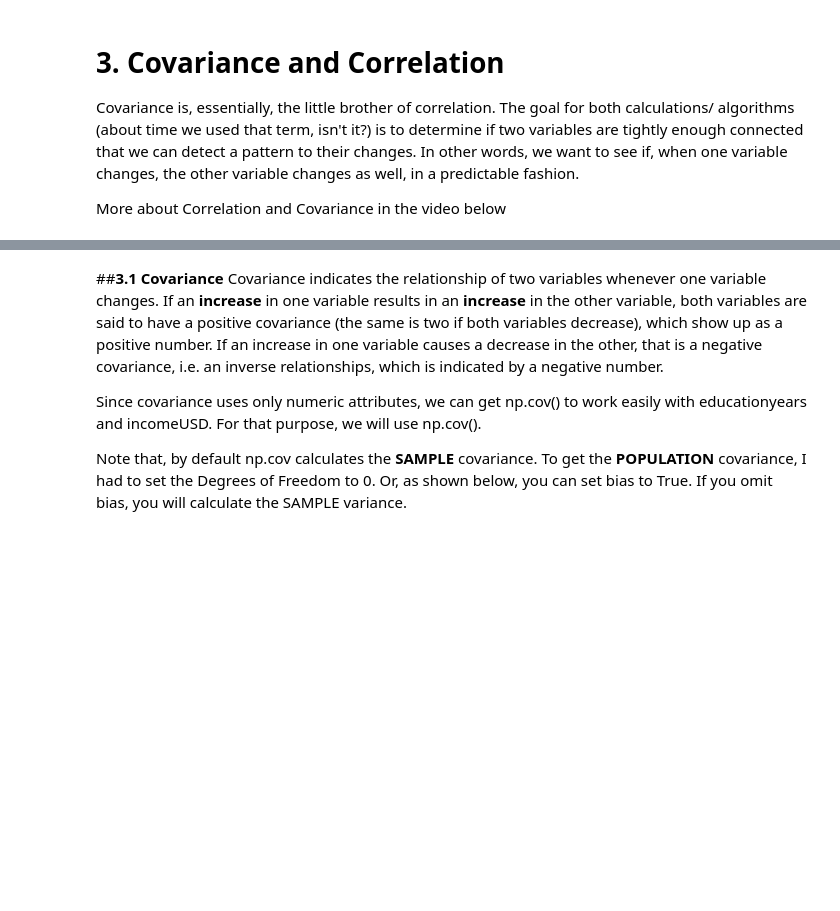
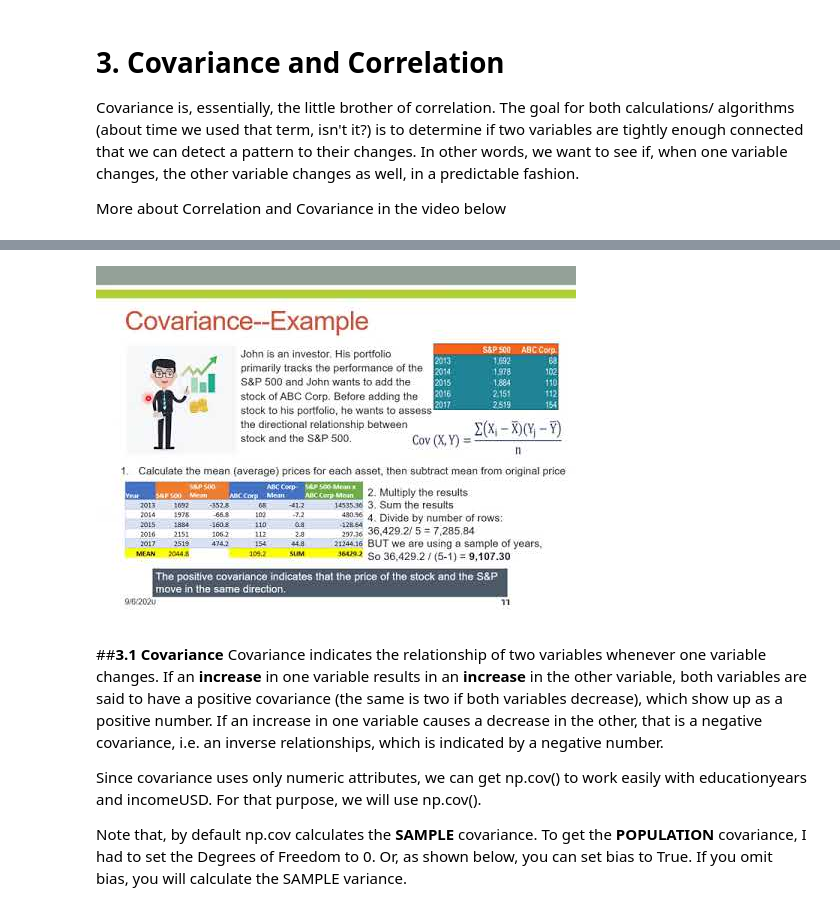
Before and after one commit to shstreuber/Data-Mining, a Jupyter notebook: Module3_MeasuresOfAssociation.ipynb, the cells around one changed output, grey strips where cells are left out. Saved outputs shown, nothing was run; the diff lists cells and outputs as text; code cells hidden in the pictures; blank space fills up the shorter version.

```diff
--- a/Module3_MeasuresOfAssociation.ipynb
+++ b/Module3_MeasuresOfAssociation.ipynb
@@ -394,3 +399,7 @@ HTML('<iframe width="560" height="315" src="https://www.youtube.com/embed/mwZbt1
+# %%
+YouTubeVideo('mwZbt11azGo')
+# %% [output]
+[figure, added]
 # %% [markdown]
 ##**3.1 Covariance**
 Covariance indicates the relationship of two variables whenever one variable changes. If an **increase** in one variable results in an **increase** in the other variable, both variables are said to have a positive covariance (the same is two if both variables decrease), which show up as a positive number. If an increase in one variable causes a decrease in the other, that is a negative covariance, i.e. an inverse relationships, which is indicated by a negative number.
```
Also changed, not shown: parts of 7 cells of this notebook.
